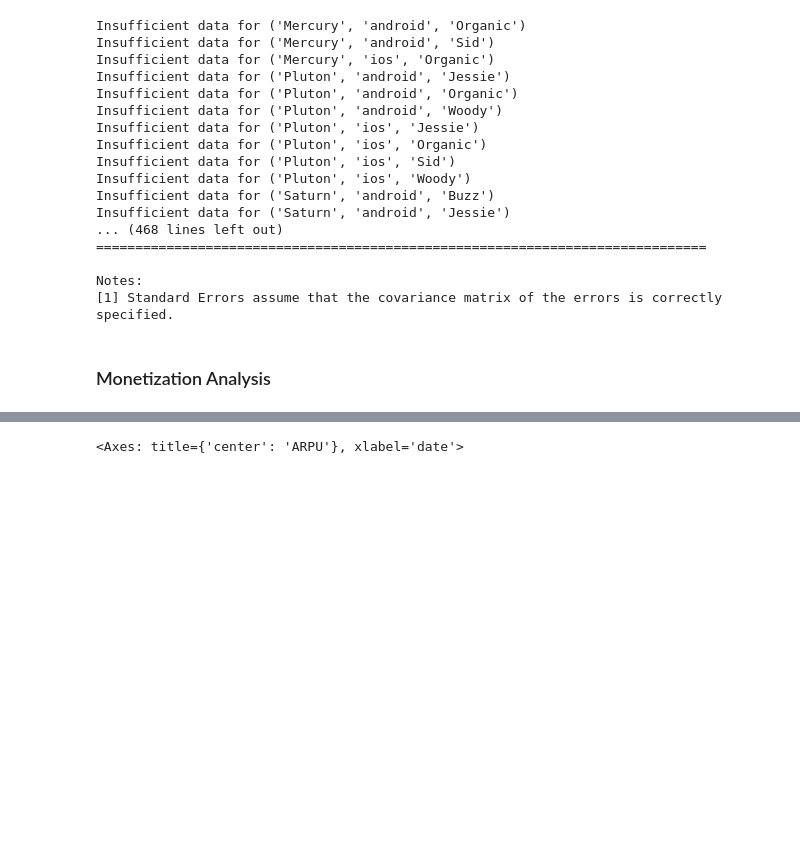
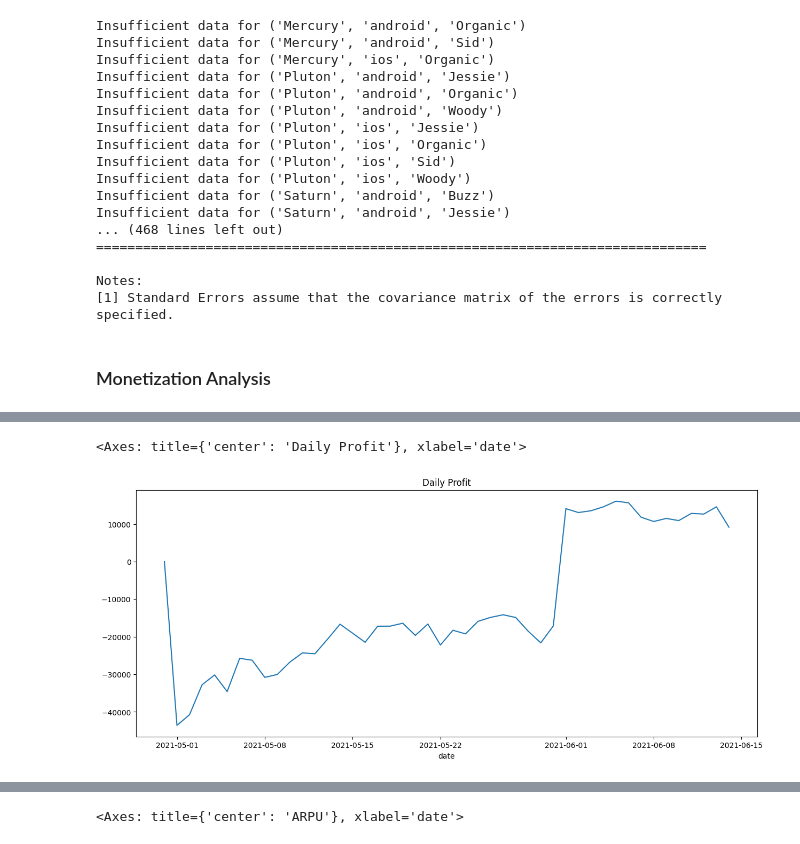
Before and after one commit to ybektas20/dream_case, a Jupyter notebook: eda.ipynb, the cells around one changed output, grey strips where cells are left out. Cells and saved outputs as stored; diff of their text form; code cells hidden in the pictures; blank space fills up the shorter version.

```diff
--- a/eda.ipynb
+++ b/eda.ipynb
@@ -732,0 +801,6 @@ Notes:
+# %%
+revenue_cost['daily_profit'] = revenue_cost['daily_revenue'] - revenue_cost['daily_cost']
+revenue_cost.groupby(revenue_cost.index)['daily_profit'].sum().plot(title='Daily Profit', figsize=(15,6))
+# %% [output]
+<Axes: title={'center': 'Daily Profit'}, xlabel='date'>
+[figure, added]
```
Also changed, not shown: parts of 12 cells of this notebook.
